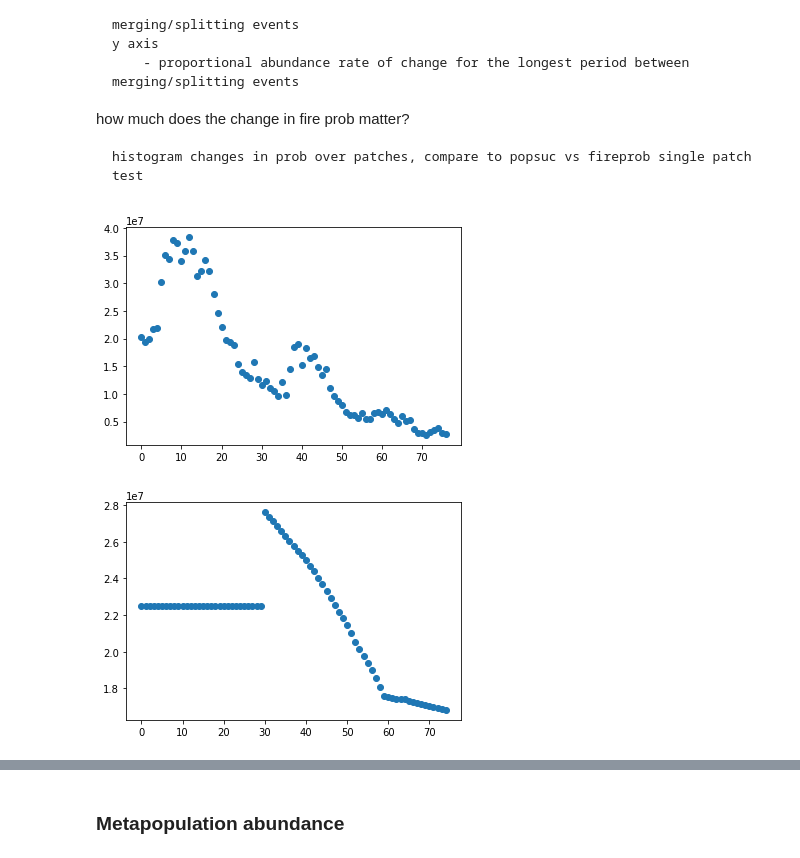
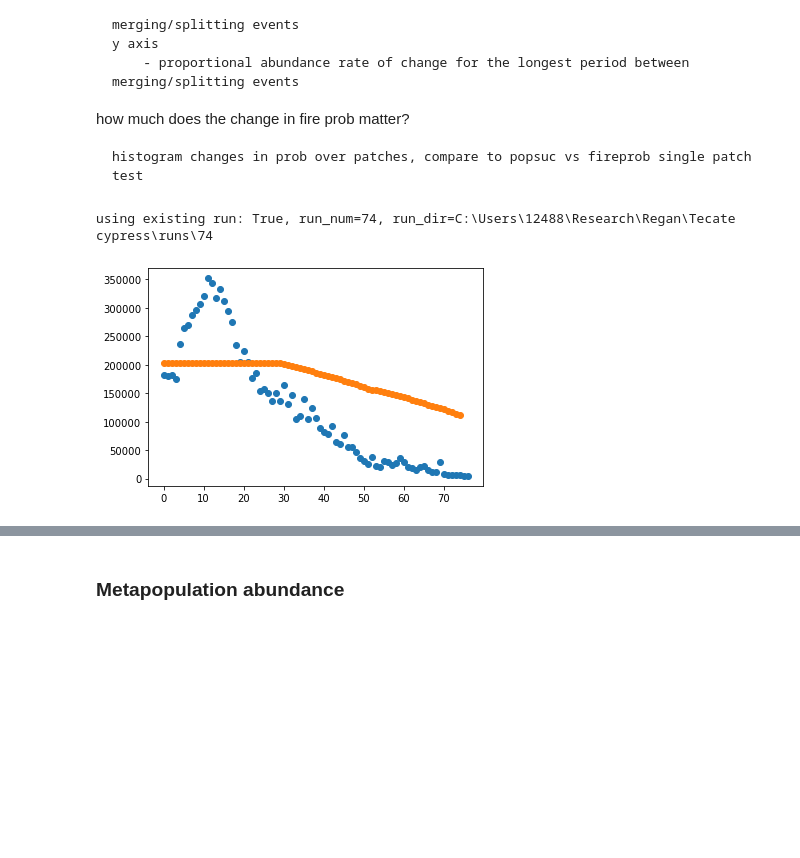
Before and after one commit to patricklawton/TecateCypress, a Jupyter notebook: analysis.ipynb, the cells around one changed output, grey strips where cells are left out. Cells and saved outputs as stored; diff of their text form; code cells hidden in the pictures; blank space fills up the shorter version.

```diff
--- a/analysis.ipynb
+++ b/analysis.ipynb
@@ -40,15 +36,15 @@ how much does the change in fire prob matter?
     histogram changes in prob over patches, compare to popsuc vs fireprob single patch test
 # %%
 run = open_run(74)
-pop = 'pop14'
+pop = 'pop20'
 with h5py.File(os.path.join(run.run_dir, 'results.h5'), 'r') as res:
     ab = np.array(res['mean'][pop])
     Ks = np.array(res['K'][pop])
 plt.scatter(range(len(ab)), ab)#; [(a, t) for a, t in zip(ab, range(len(ab)))]
-plt.show()
+# plt.show()
 plt.scatter(range(len(Ks)), Ks)#; [(K, t) for K, t in zip(Ks, range(len(Ks)))]
 plt.show()
 # %% [output]
+using existing run: True, run_num=74, run_dir=C:\Users\12488\Research\Regan\Tecate cypress\runs\74
-[figure, old version]
+[figure, new version]
-[figure, removed]
 # %%
```
Also changed, not shown: parts of 5 cells of this notebook, 5 other files.
